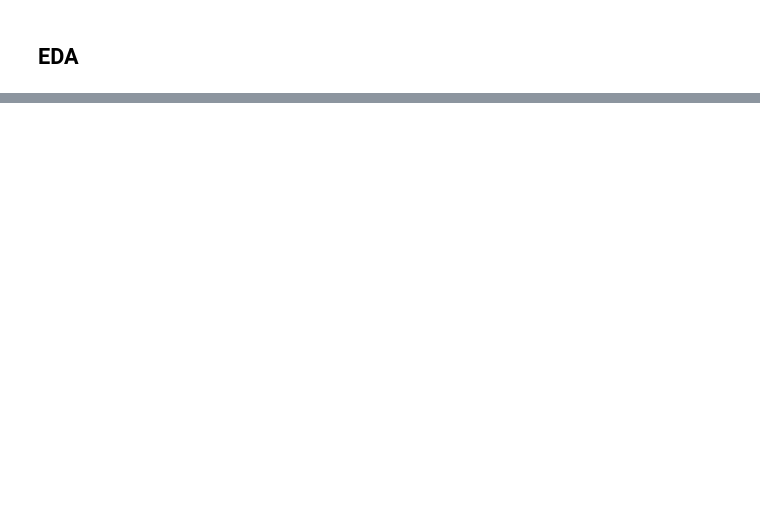
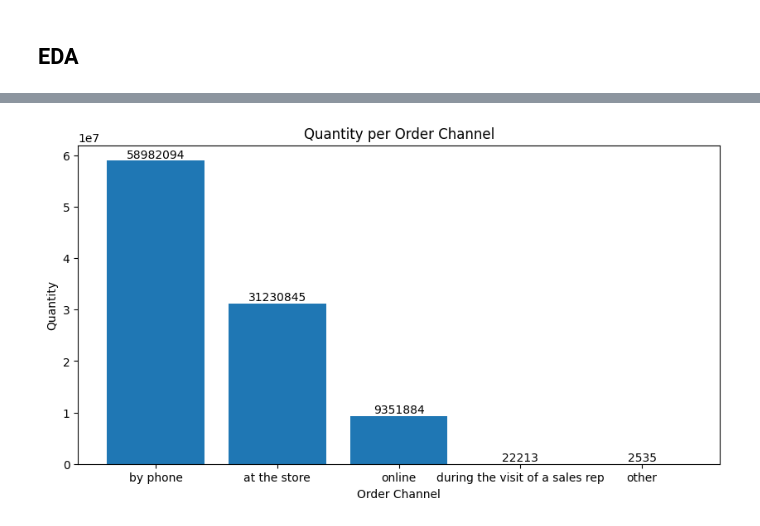
Before and after one commit to chachouswim2/BCG-X-Hackathon-, a Jupyter notebook: explore_charlotte.ipynb, the cells around one changed output, grey strips where cells are left out. Saved outputs shown, nothing was run; the diff lists cells and outputs as text; code cells hidden in the pictures; blank space fills up the shorter version.

```diff
--- a/explore_charlotte.ipynb
+++ b/explore_charlotte.ipynb
@@ -20,0 +152,21 @@ Error:
+# %%
+# Group the data by channel
+group_channel = df.groupby('order_channel')['quantity'].sum().reset_index(name='quantity')
+# Sort the dataframe by quantity in descending order
+group_channel = group_channel.sort_values(by='quantity', ascending=False)
+
+# Plot the bar plot
+plt.figure(figsize=(10,5))
+bars = plt.bar(group_channel['order_channel'], group_channel['quantity'])
+plt.xlabel('Order Channel')
+plt.ylabel('Quantity')
+plt.title('Quantity per Order Channel')
+
+# Add the sum quantity as a label above each bar
+for i, bar in enumerate(bars):
+    height = bar.get_height()
+    plt.text(bar.get_x() + bar.get_width()/2, height, str(int(height)), ha='center', va='bottom')
+
+plt.show()
+# %% [output]
+[figure, added]
```
Also changed, not shown: parts of 56 cells of this notebook.
